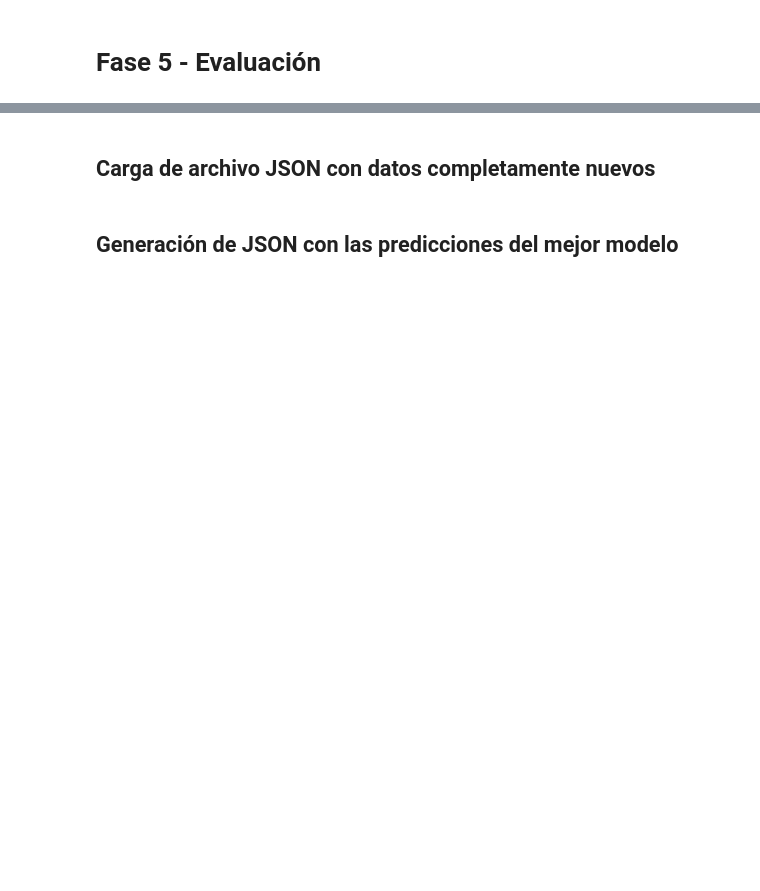
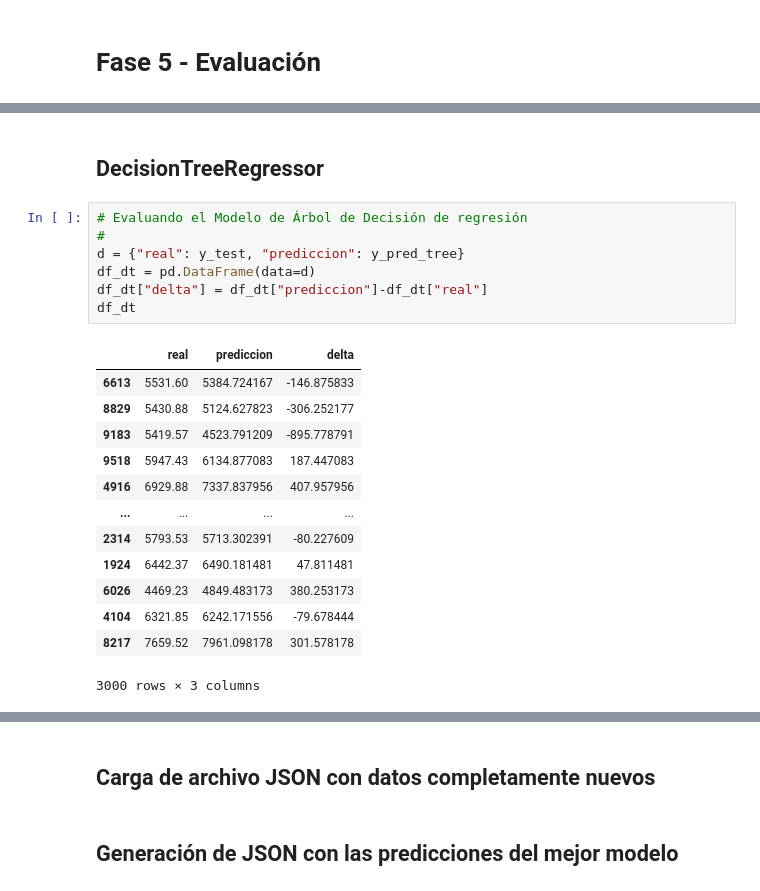
Before and after one commit to kotonitro/Inteligencia_Artificial_UBB, a Jupyter notebook: Certamen_2/620454_Base_E2_Regresion.ipynb, the cells around one changed output, grey strips where cells are left out. Saved outputs shown, nothing was run; the diff lists cells and outputs as text; blank space fills up the shorter version.

```diff
--- a/Certamen_2/620454_Base_E2_Regresion.ipynb
+++ b/Certamen_2/620454_Base_E2_Regresion.ipynb
@@ -555,0 +560,23 @@ def msle_interpretacion(modelo : str, value : float):
+# %% [markdown]
+## DecisionTreeRegressor
+# %%
+# Evaluando el Modelo de Árbol de Decisión de regresión
+#
+d = {"real": y_test, "prediccion": y_pred_tree}
+df_dt = pd.DataFrame(data=d)
+df_dt["delta"] = df_dt["prediccion"]-df_dt["real"]
+df_dt
+# %% [output]
+|  | real | prediccion | delta |
+| 6613 | 5531.60 | 5384.724167 | -146.875833 |
+| 8829 | 5430.88 | 5124.627823 | -306.252177 |
+| 9183 | 5419.57 | 4523.791209 | -895.778791 |
+| 9518 | 5947.43 | 6134.877083 | 187.447083 |
+| 4916 | 6929.88 | 7337.837956 | 407.957956 |
+| ... | ... | ... | ... |
+| 2314 | 5793.53 | 5713.302391 | -80.227609 |
+| 1924 | 6442.37 | 6490.181481 | 47.811481 |
+| 6026 | 4469.23 | 4849.483173 | 380.253173 |
+| 4104 | 6321.85 | 6242.171556 | -79.678444 |
+| 8217 | 7659.52 | 7961.098178 | 301.578178 |
+3000 rows × 3 columns
```
Also changed, not shown: parts of 27 cells of this notebook.
